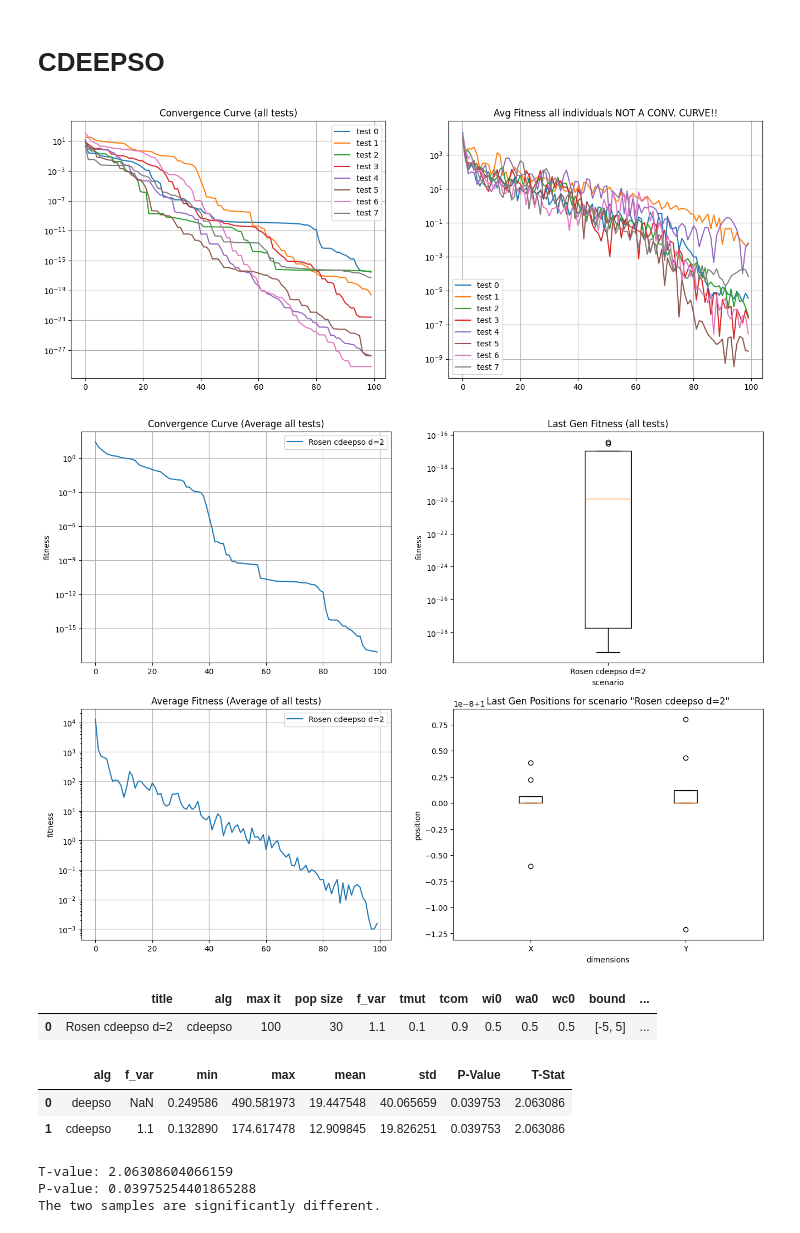
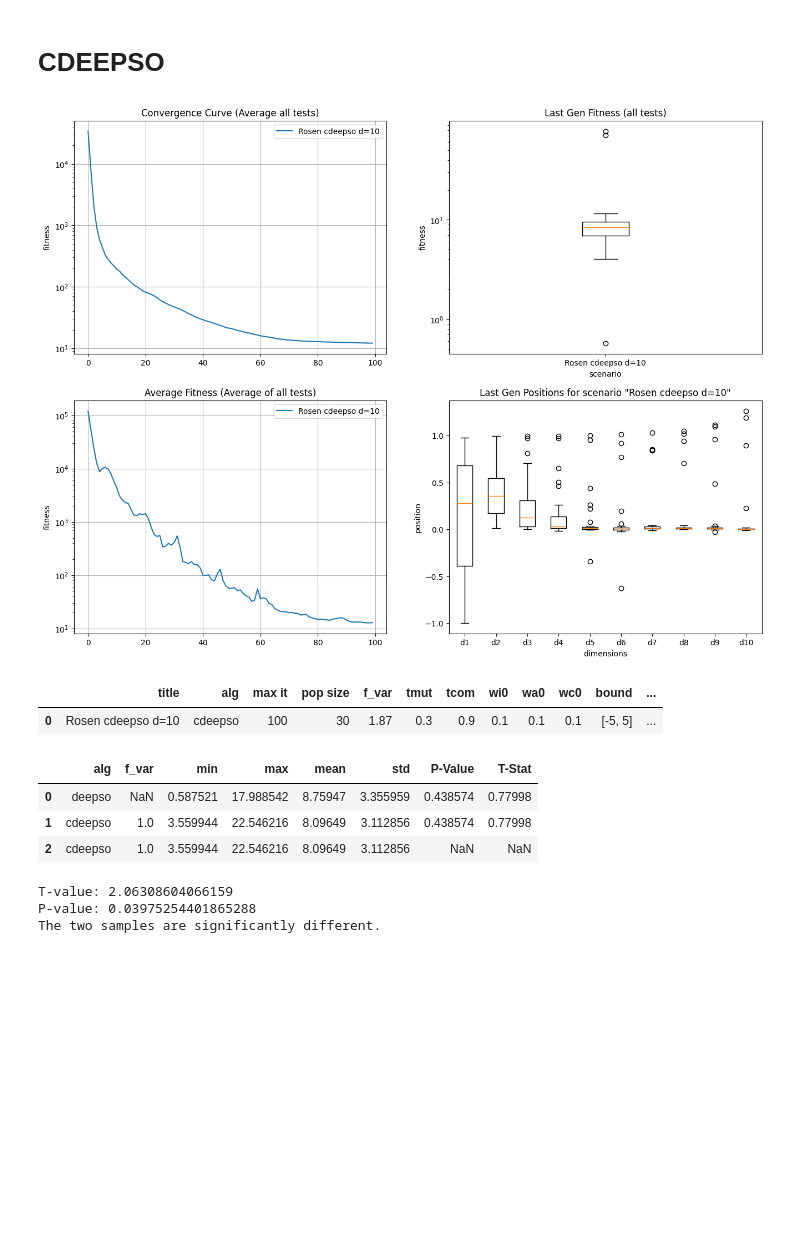
Before and after one commit to JaoSchmidt/Opt-Meta-Heuristics, a Jupyter notebook: FinalWork/main_table.ipynb, the cells around one changed output. Cells and saved outputs as stored; diff of their text form; code cells hidden in the pictures; blank space fills up the shorter version.

```diff
--- a/FinalWork/main_table.ipynb
+++ b/FinalWork/main_table.ipynb
@@ -11,7 +11,23 @@ sys.path.insert(0, module_path)
 # %%
 %reload_ext autoreload
 # %%
+from graphical_visualization import collect_data_on_scenario
+from graphical_visualization import collect_data_on_tests
+from graphical_visualization import contour_over_population
+from graphical_visualization import plot_fitness_over_scenarios
+from graphical_visualization import plot_fitness_over_tests
+from algorithm_loop import initial_random_pop
+import pandas as pd
+import numpy as np
 scenario_table = {}
 scenario_df = pd.DataFrame()
+
+# stuff to help me
+def create_scenario(scenario_table,title):
+    scenario_table[title] = {}
+    scenario_table[title]["mini"] = []
+    scenario_table[title]["mean"] = []
+    scenario_table[title]["pos_min_last"] = []
+    scenario_table[title]["fit_min_last"] = []
 # %% [markdown]
 # Deepso first
@@ -93,6 +180,9 @@ scenario_df
 # %% [markdown]
 # CDEEPSO
 # %%
+scenario_table = {}
+scenario_df = pd.DataFrame()
+
 from algorithm_classes import LoopCDEEPSO
 from individual_class import IndividualCDEEPSO
 
@@ -100,62 +190,56 @@ class Rosenbrock(IndividualCDEEPSO):
   def _fitness_function(self,X,a=1,b=100):
     return np.sum(b * (X[1:] - X[:-1]**2)**2 + (a - X[:-1])**2,axis=0)
 
 # experiment to make and test title
-experiment_name="cdeepso_rand_1"
-title="Rosen cdeepso d=2"
+title="Rosen cdeepso d=10"
 
 # collectors
-scenario_table[title] = {}
-scenario_table[title]["mini"] = []
-scenario_table[title]["mean"] = []
-scenario_table[title]["pos_min_last"] = []
-scenario_table[title]["fit_min_last"] = []
-
+scenario_table
 # optional collectors for this scenario only
 table_test = {}
 
-dimensions=2
-num_tests = 8 # number of tests to make
-bounds = [-5,5]
+experiment_name="cdeepso_rand_1"
+dimensions=10
+num_tests = 30 # number of tests to make
 population_size = 30
 max_it=100
-cdeepso = LoopCDEEPSO(
-    title,experiment_name, bounds,
-    population_size=population_size,
-    f_var=1.1,
-    max_it=max_it,
-    tcom=0.9,
-    tmut=0.1,
-    velocity_bounds=[-2,2],
-    w_bounds=[0,1],
-    wi_initial=0.5,
-    wa_initial=0.5,
-    wc_initial=0.5)
+tcom=0.9
+tmut=0.3
+bounds = [-5,5]
+velocity_bounds=[-2,2]
+w_bounds=[0,1]
+wi_initial=0.1
+wa_initial=0.1
+wc_initial=0.1
+f_var=1.87
 
+title="Rosen cdeepso d=10"
+
+create_scenario(scenario_table,title)
+cdeepso = LoopCDEEPSO(title,experiment_name, bounds,population_size=population_size,max_it=max_it,tcom=tcom,f_var=f_var,
+    tmut=tmut,velocity_bounds=velocity_bounds,w_bounds=w_bounds,wi_initial=wi_initial,wa_initial=wa_initial,wc_initial=wc_initial)
 def run_test(num): # algorithm function
   coordinates = initial_random_pop(population_size, bounds, dimensions=dimensions,seed=num+333)
   generation_data = cdeepso.test(coordinates, Rosenbrock, test_num=num)
   return generation_data
 
 with multiprocessing.Pool() as pool: # parallel precessing
   results = pool.map(run_test, range(num_tests))
 
 for test_num,generation_data in enumerate(results): # Collecting test data
   collect_data_on_tests(generation_data, scenario_table[title], table_test=table_test, test_num=test_num)
 scenario_df = collect_data_on_scenario(cdeepso,scenario_table[title], scenario_df, num_tests) # Collecting entire scenario data
 
-plot_fitness_over_tests(table_test)
+#plot_fitness_over_tests(table_test)
 plot_fitness_over_scenarios(scenario_table,title)
 #contour_over_population(generation_data,deepso.get_description(),bounds, save_path="animacoes/"+title+".mp4",max_it=100)
 #from IPython.display import Video
 #Video("animacoes/"+title+".mp4")
-
 scenario_df
 # %% [output]
-[figure, old version]
+[figure, new version]
-[figure, removed]
 |  | title | alg | max it | pop size | f_var | tmut | tcom | wi0 | wa0 | wc0 | bound | ... |
-| 0 | Rosen cdeepso d=2 | cdeepso | 100 | 30 | 1.1 | 0.1 | 0.9 | 0.5 | 0.5 | 0.5 | [-5, 5] | ... |
+| 0 | Rosen cdeepso d=10 | cdeepso | 100 | 30 | 1.87 | 0.3 | 0.9 | 0.1 | 0.1 | 0.1 | [-5, 5] | ... |
 # %%
 from scipy import stats
 t_stat, p_value = stats.ttest_ind(scenario_table["Rosen deepso d=10"]["fit_min_last"], scenario_table["Rosen cdeepso d=10"]["fit_min_last"])
@@ -165,8 +249,9 @@ df=df.join(pd.DataFrame({'P-Value': [p_value,p_value],'T-Stat': [t_stat,t_stat]}
 df
 # %% [output]
 |  | alg | f_var | min | max | mean | std | P-Value | T-Stat |
-| 0 | deepso | NaN | 0.249586 | 490.581973 | 19.447548 | 40.065659 | 0.039753 | 2.063086 |
-| 1 | cdeepso | 1.1 | 0.132890 | 174.617478 | 12.909845 | 19.826251 | 0.039753 | 2.063086 |
+| 0 | deepso | NaN | 0.587521 | 17.988542 | 8.75947 | 3.355959 | 0.438574 | 0.77998 |
+| 1 | cdeepso | 1.0 | 3.559944 | 22.546216 | 8.09649 | 3.112856 | 0.438574 | 0.77998 |
+| 2 | cdeepso | 1.0 | 3.559944 | 22.546216 | 8.09649 | 3.112856 | NaN | NaN |
 # %%
 from scipy import stats
 t_stat, p_value = stats.ttest_ind(scenario_table["Rosen deepso d=10"]["fit_min_last"], scenario_table["Rosen cdeepso d=10"]["fit_min_last"])
```
Also changed, not shown: parts of 13 cells of this notebook, 5 other files.
